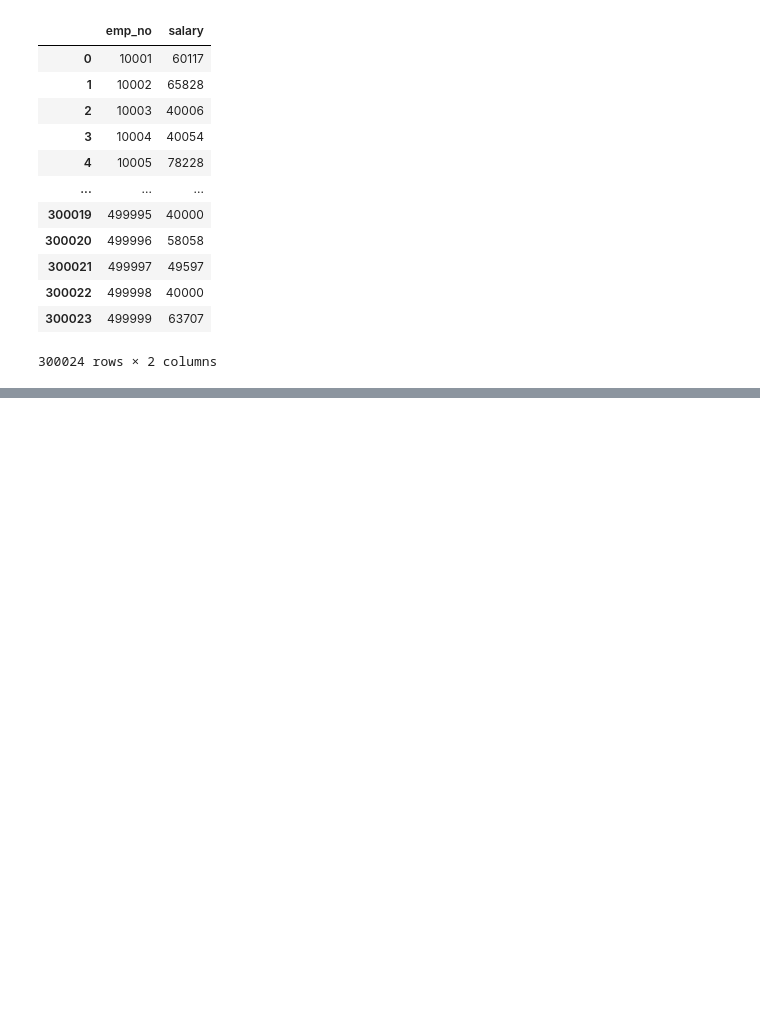
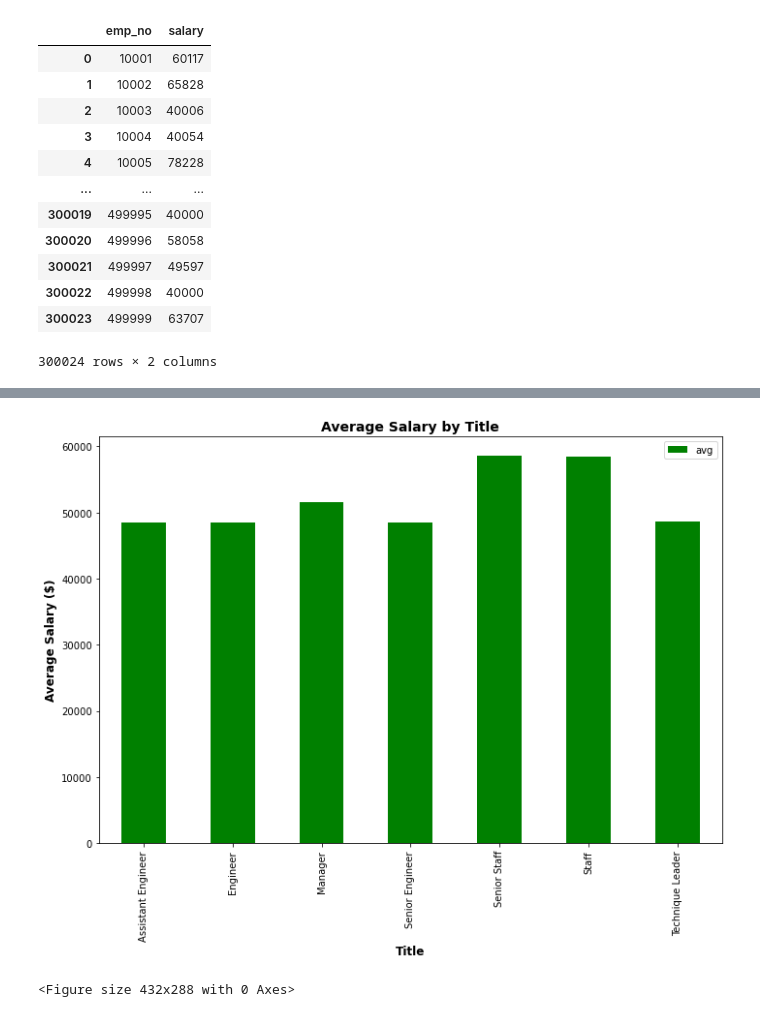
Before and after one commit to GILEV0/SQL-Challenge, a Jupyter notebook: EmployeeSQL/employee_bonus.ipynb, the cells around one changed output, grey strips where cells are left out. Cells and saved outputs as stored; diff of their text form; code cells hidden in the pictures; blank space fills up the shorter version.

```diff
--- a/EmployeeSQL/employee_bonus.ipynb
+++ b/EmployeeSQL/employee_bonus.ipynb
@@ -88,0 +85,11 @@ from salaries order by salary ASC limit 10
+# %%
+#  Get the average salary grouped by title
+avg_salary_groups = pd.read_sql("""SELECT titles.title, AVG(salaries.salary)
+                        FROM employees
+                        JOIN salaries
+                        ON employees.emp_no = salaries.emp_no
+                        JOIN titles
+                        ON titles.title_id = employees.emp_title_id
+                        GROUP BY titles.title""", connection)
+
+avg_salary_groups
@@ -88,0 +105,12 @@ from salaries order by salary ASC limit 10
+# %%
+#  Create the bar chart of average salary by title
+salary_by_title = avg_salary_groups.plot.bar(x = 'title', y ='avg', rot=90, color='g', figsize = (10,8))
+plt.title("Average Salary by Title", fontsize = 14, weight = 'bold')
+plt.xlabel("Title", fontsize = 12, weight = 'bold')
+plt.ylabel("Average Salary ($)", fontsize = 12, weight = 'bold')
+plt.tight_layout()
+plt.show()
+plt.savefig('Ave_Salary_By_Title.png')
+# %% [output]
+[figure, added]
+<Figure size 432x288 with 0 Axes>
```
Also changed, not shown: parts of 17 cells of this notebook.
